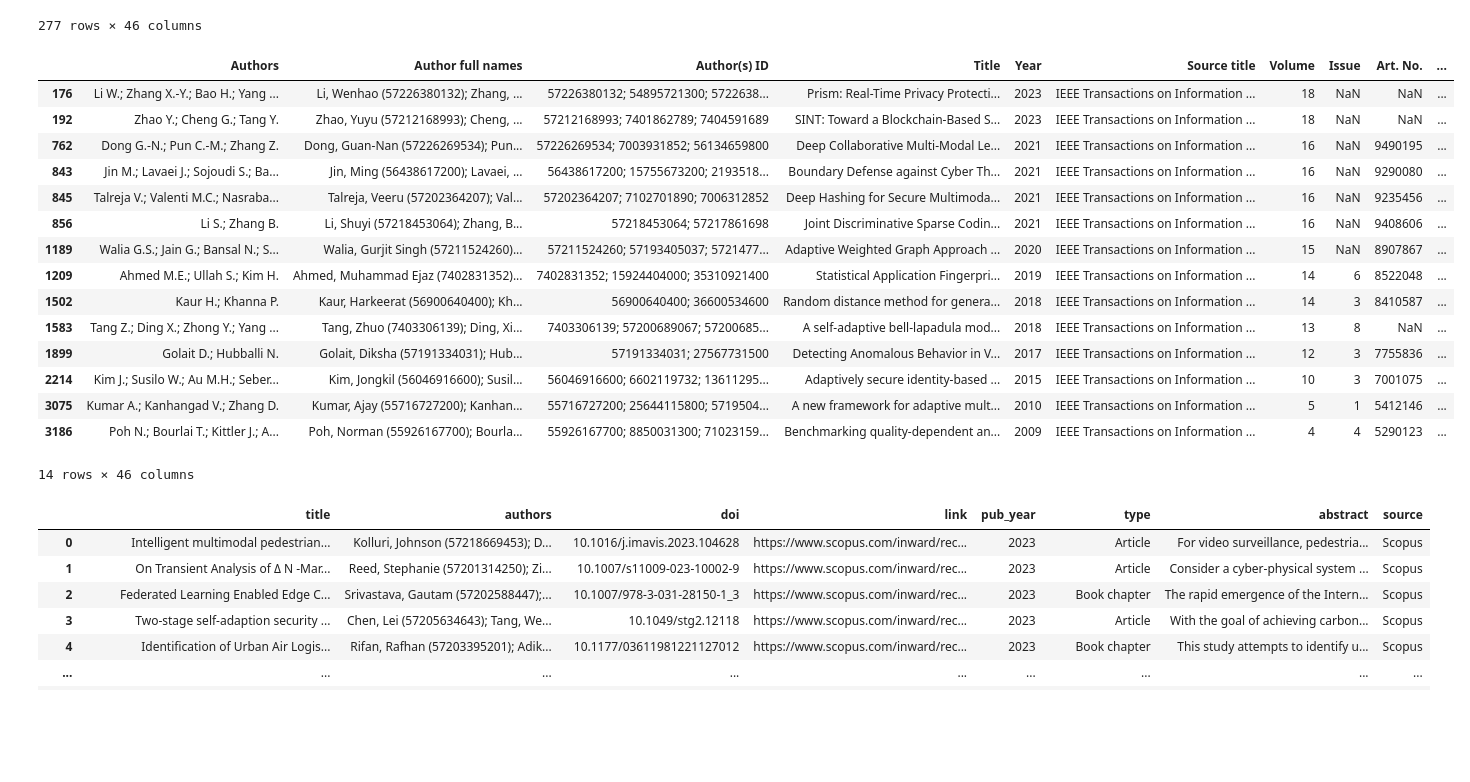
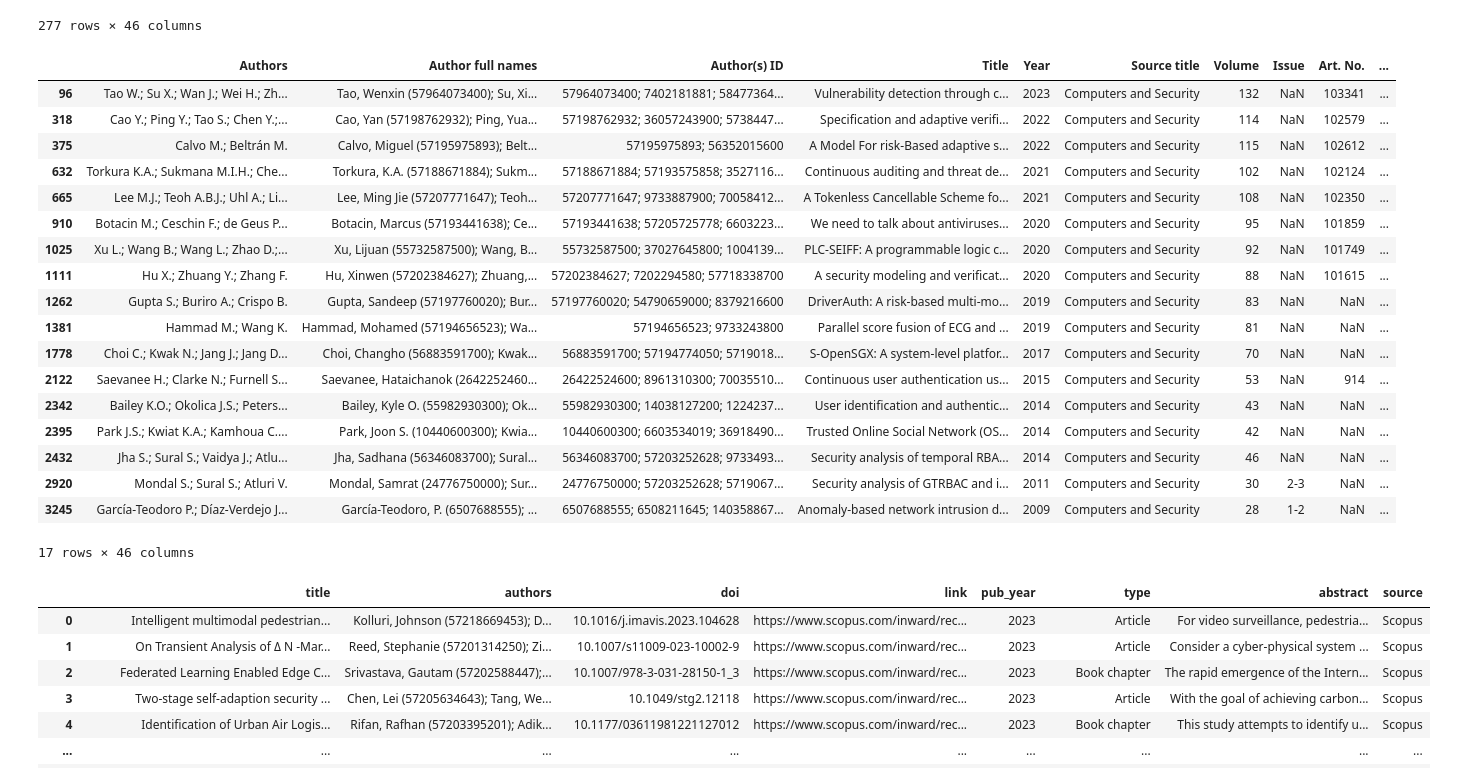
Before and after one commit to mstadler-jku/literature-search-tool-SLR, a Jupyter notebook: src/main/python/at/jku/scsl/main/raw_literature_parser.ipynb, the cells around one changed output. Drawn from its saved outputs; the diff is of its cells as text; code cells hidden in the pictures; blank space fills up the shorter version.

```diff
--- a/src/main/python/at/jku/scsl/main/raw_literature_parser.ipynb
+++ b/src/main/python/at/jku/scsl/main/raw_literature_parser.ipynb
@@ -174,28 +174,31 @@ df_scopus.loc[df_scopus['Language of Original Document'] != 'English']
 277 rows × 46 columns
 # %%
 # df_scopus.groupby(by="Source title").size()
-# df_scopus[df_scopus['Source title'] == 'Computers and Security']
-df_scopus[df_scopus['Source title'] == 'IEEE Transactions on Information Forensics and Security']
+df_scopus[df_scopus['Source title'] == 'Computers and Security']
+# df_scopus[df_scopus['Source title'] == 'IEEE Transactions on Information Forensics and Security']
 
 
 # IEEE Transactions on Information Forensics and Security
 # %% [output]
 |  | Authors | Author full names | Author(s) ID | Title | Year | Source title | Volume | Issue | Art. No. | ... |
-| 176 | Li W.; Zhang X.-Y.; Bao H.; Yang ... | Li, Wenhao (57226380132); Zhang, ... | 57226380132; 54895721300; 5722638... | Prism: Real-Time Privacy Protecti... | 2023 | IEEE Transactions on Information ... | 18 | NaN | NaN | ... |
-| 192 | Zhao Y.; Cheng G.; Tang Y. | Zhao, Yuyu (57212168993); Cheng, ... | 57212168993; 7401862789; 7404591689 | SINT: Toward a Blockchain-Based S... | 2023 | IEEE Transactions on Information ... | 18 | NaN | NaN | ... |
-| 762 | Dong G.-N.; Pun C.-M.; Zhang Z. | Dong, Guan-Nan (57226269534); Pun... | 57226269534; 7003931852; 56134659800 | Deep Collaborative Multi-Modal Le... | 2021 | IEEE Transactions on Information ... | 16 | NaN | 9490195 | ... |
-| 843 | Jin M.; Lavaei J.; Sojoudi S.; Ba... | Jin, Ming (56438617200); Lavaei, ... | 56438617200; 15755673200; 2193518... | Boundary Defense against Cyber Th... | 2021 | IEEE Transactions on Information ... | 16 | NaN | 9290080 | ... |
-| 845 | Talreja V.; Valenti M.C.; Nasraba... | Talreja, Veeru (57202364207); Val... | 57202364207; 7102701890; 7006312852 | Deep Hashing for Secure Multimoda... | 2021 | IEEE Transactions on Information ... | 16 | NaN | 9235456 | ... |
-| 856 | Li S.; Zhang B. | Li, Shuyi (57218453064); Zhang, B... | 57218453064; 57217861698 | Joint Discriminative Sparse Codin... | 2021 | IEEE Transactions on Information ... | 16 | NaN | 9408606 | ... |
-| 1189 | Walia G.S.; Jain G.; Bansal N.; S... | Walia, Gurjit Singh (57211524260)... | 57211524260; 57193405037; 5721477... | Adaptive Weighted Graph Approach ... | 2020 | IEEE Transactions on Information ... | 15 | NaN | 8907867 | ... |
-| 1209 | Ahmed M.E.; Ullah S.; Kim H. | Ahmed, Muhammad Ejaz (7402831352)... | 7402831352; 15924404000; 35310921400 | Statistical Application Fingerpri... | 2019 | IEEE Transactions on Information ... | 14 | 6 | 8522048 | ... |
-| 1502 | Kaur H.; Khanna P. | Kaur, Harkeerat (56900640400); Kh... | 56900640400; 36600534600 | Random distance method for genera... | 2018 | IEEE Transactions on Information ... | 14 | 3 | 8410587 | ... |
-| 1583 | Tang Z.; Ding X.; Zhong Y.; Yang ... | Tang, Zhuo (7403306139); Ding, Xi... | 7403306139; 57200689067; 57200685... | A self-adaptive bell-lapadula mod... | 2018 | IEEE Transactions on Information ... | 13 | 8 | NaN | ... |
-| 1899 | Golait D.; Hubballi N. | Golait, Diksha (57191334031); Hub... | 57191334031; 27567731500 | Detecting Anomalous Behavior in V... | 2017 | IEEE Transactions on Information ... | 12 | 3 | 7755836 | ... |
-| 2214 | Kim J.; Susilo W.; Au M.H.; Seber... | Kim, Jongkil (56046916600); Susil... | 56046916600; 6602119732; 13611295... | Adaptively secure identity-based ... | 2015 | IEEE Transactions on Information ... | 10 | 3 | 7001075 | ... |
-| 3075 | Kumar A.; Kanhangad V.; Zhang D. | Kumar, Ajay (55716727200); Kanhan... | 55716727200; 25644115800; 5719504... | A new framework for adaptive mult... | 2010 | IEEE Transactions on Information ... | 5 | 1 | 5412146 | ... |
-| 3186 | Poh N.; Bourlai T.; Kittler J.; A... | Poh, Norman (55926167700); Bourla... | 55926167700; 8850031300; 71023159... | Benchmarking quality-dependent an... | 2009 | IEEE Transactions on Information ... | 4 | 4 | 5290123 | ... |
+| 96 | Tao W.; Su X.; Wan J.; Wei H.; Zh... | Tao, Wenxin (57964073400); Su, Xi... | 57964073400; 7402181881; 58477364... | Vulnerability detection through c... | 2023 | Computers and Security | 132 | NaN | 103341 | ... |
+| 318 | Cao Y.; Ping Y.; Tao S.; Chen Y.;... | Cao, Yan (57198762932); Ping, Yua... | 57198762932; 36057243900; 5738447... | Specification and adaptive verifi... | 2022 | Computers and Security | 114 | NaN | 102579 | ... |
+| 375 | Calvo M.; Beltrán M. | Calvo, Miguel (57195975893); Belt... | 57195975893; 56352015600 | A Model For risk-Based adaptive s... | 2022 | Computers and Security | 115 | NaN | 102612 | ... |
+| 632 | Torkura K.A.; Sukmana M.I.H.; Che... | Torkura, K.A. (57188671884); Sukm... | 57188671884; 57193575858; 3527116... | Continuous auditing and threat de... | 2021 | Computers and Security | 102 | NaN | 102124 | ... |
+| 665 | Lee M.J.; Teoh A.B.J.; Uhl A.; Li... | Lee, Ming Jie (57207771647); Teoh... | 57207771647; 9733887900; 70058412... | A Tokenless Cancellable Scheme fo... | 2021 | Computers and Security | 108 | NaN | 102350 | ... |
+| 910 | Botacin M.; Ceschin F.; de Geus P... | Botacin, Marcus (57193441638); Ce... | 57193441638; 57205725778; 6603223... | We need to talk about antiviruses... | 2020 | Computers and Security | 95 | NaN | 101859 | ... |
+| 1025 | Xu L.; Wang B.; Wang L.; Zhao D.;... | Xu, Lijuan (55732587500); Wang, B... | 55732587500; 37027645800; 1004139... | PLC-SEIFF: A programmable logic c... | 2020 | Computers and Security | 92 | NaN | 101749 | ... |
+| 1111 | Hu X.; Zhuang Y.; Zhang F. | Hu, Xinwen (57202384627); Zhuang,... | 57202384627; 7202294580; 57718338700 | A security modeling and verificat... | 2020 | Computers and Security | 88 | NaN | 101615 | ... |
+| 1262 | Gupta S.; Buriro A.; Crispo B. | Gupta, Sandeep (57197760020); Bur... | 57197760020; 54790659000; 8379216600 | DriverAuth: A risk-based multi-mo... | 2019 | Computers and Security | 83 | NaN | NaN | ... |
+| 1381 | Hammad M.; Wang K. | Hammad, Mohamed (57194656523); Wa... | 57194656523; 9733243800 | Parallel score fusion of ECG and ... | 2019 | Computers and Security | 81 | NaN | NaN | ... |
+| 1778 | Choi C.; Kwak N.; Jang J.; Jang D... | Choi, Changho (56883591700); Kwak... | 56883591700; 57194774050; 5719018... | S-OpenSGX: A system-level platfor... | 2017 | Computers and Security | 70 | NaN | NaN | ... |
+| 2122 | Saevanee H.; Clarke N.; Furnell S... | Saevanee, Hataichanok (2642252460... | 26422524600; 8961310300; 70035510... | Continuous user authentication us... | 2015 | Computers and Security | 53 | NaN | 914 | ... |
+| 2342 | Bailey K.O.; Okolica J.S.; Peters... | Bailey, Kyle O. (55982930300); Ok... | 55982930300; 14038127200; 1224237... | User identification and authentic... | 2014 | Computers and Security | 43 | NaN | NaN | ... |
+| 2395 | Park J.S.; Kwiat K.A.; Kamhoua C.... | Park, Joon S. (10440600300); Kwia... | 10440600300; 6603534019; 36918490... | Trusted Online Social Network (OS... | 2014 | Computers and Security | 42 | NaN | NaN | ... |
+| 2432 | Jha S.; Sural S.; Vaidya J.; Atlu... | Jha, Sadhana (56346083700); Sural... | 56346083700; 57203252628; 9733493... | Security analysis of temporal RBA... | 2014 | Computers and Security | 46 | NaN | NaN | ... |
+| 2920 | Mondal S.; Sural S.; Atluri V. | Mondal, Samrat (24776750000); Sur... | 24776750000; 57203252628; 5719067... | Security analysis of GTRBAC and i... | 2011 | Computers and Security | 30 | 2-3 | NaN | ... |
+| 3245 | García-Teodoro P.; Díaz-Verdejo J... | García-Teodoro, P. (6507688555); ... | 6507688555; 6508211645; 140358867... | Anomaly-based network intrusion d... | 2009 | Computers and Security | 28 | 1-2 | NaN | ... |
-14 rows × 46 columns
+17 rows × 46 columns
 # %%
 # renaming
 df_scopus_prep = df_scopus.copy()
```
Also changed, not shown: parts of 1 cell of this notebook, 1 other file.
